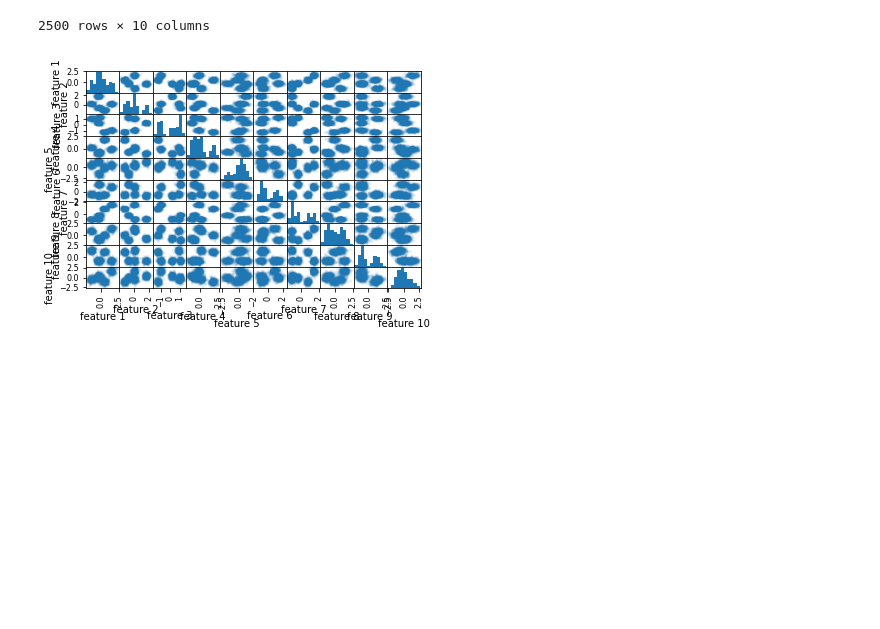
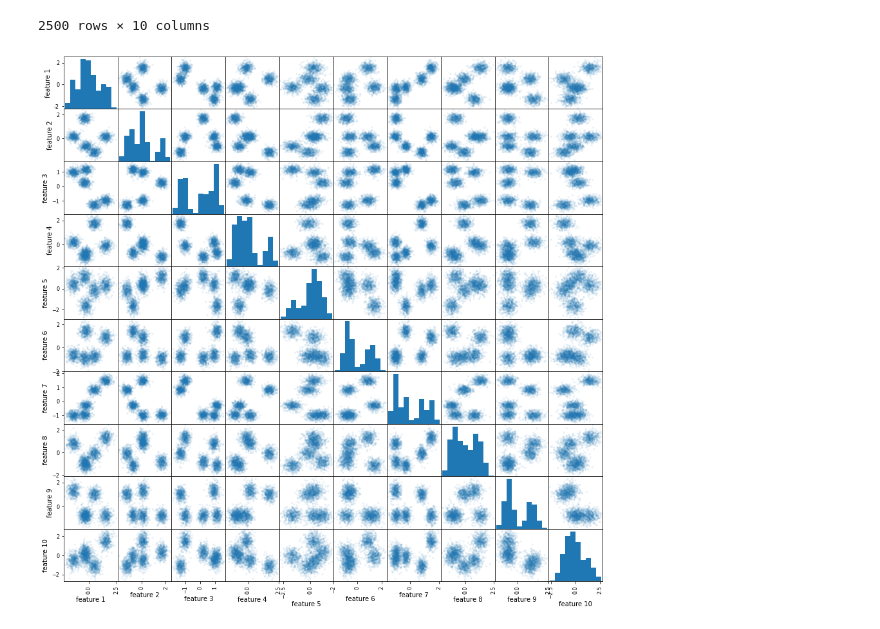
Before and after one commit to ayeletdabush/datascience, a Jupyter notebook: ClusteringEXC.ipynb, the cells around one changed output. Saved outputs shown, nothing was run; the diff lists cells and outputs as text; code cells hidden in the pictures; blank space fills up the shorter version.

```diff
--- a/ClusteringEXC.ipynb
+++ b/ClusteringEXC.ipynb
@@ -49,9 +52,12 @@ norm_df
 | 2499 | 0.017139 | -1.290936 | -1.322829 | 1.502936 | -0.589618 | -0.549496 | 0.652433 | -0.089614 | 1.415619 | ... |
 2500 rows × 10 columns
 # %%
-pd.plotting.scatter_matrix(norm_df, alpha=0.1);
+pd.plotting.scatter_matrix(norm_df, alpha=0.1, figsize=(15, 15));
+if not path.exists('figs'):
+    os.makedirs('figs')
+plt.savefig('figs/scatter_matrix')
 # %% [output]
-[figure, old version]
+[figure, new version]
 # %%
 # Using PCA to see results of dimensionality reduction.
 pca = PCA(n_components=2)
```
Also changed, not shown: parts of 23 cells of this notebook.
